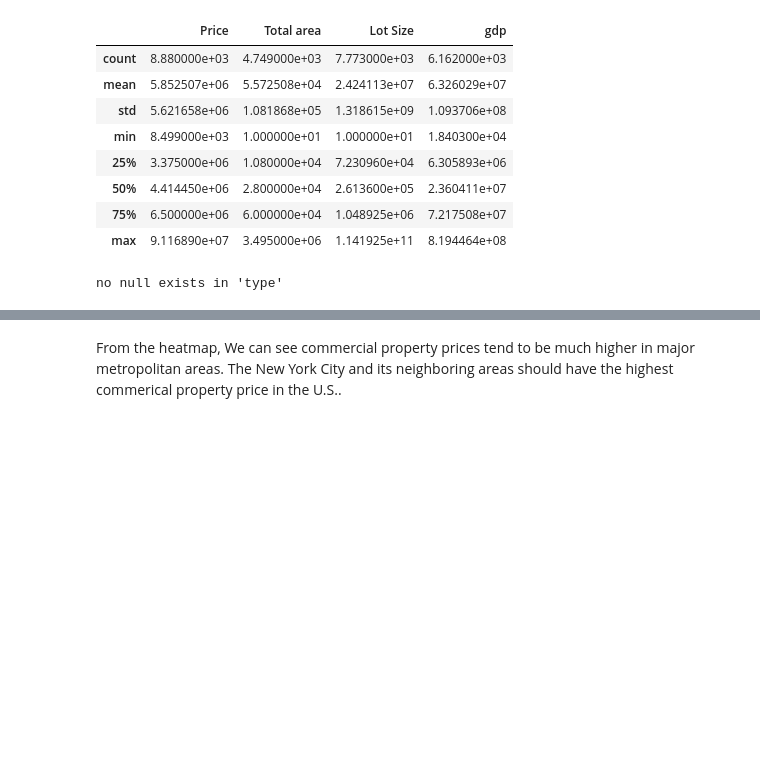
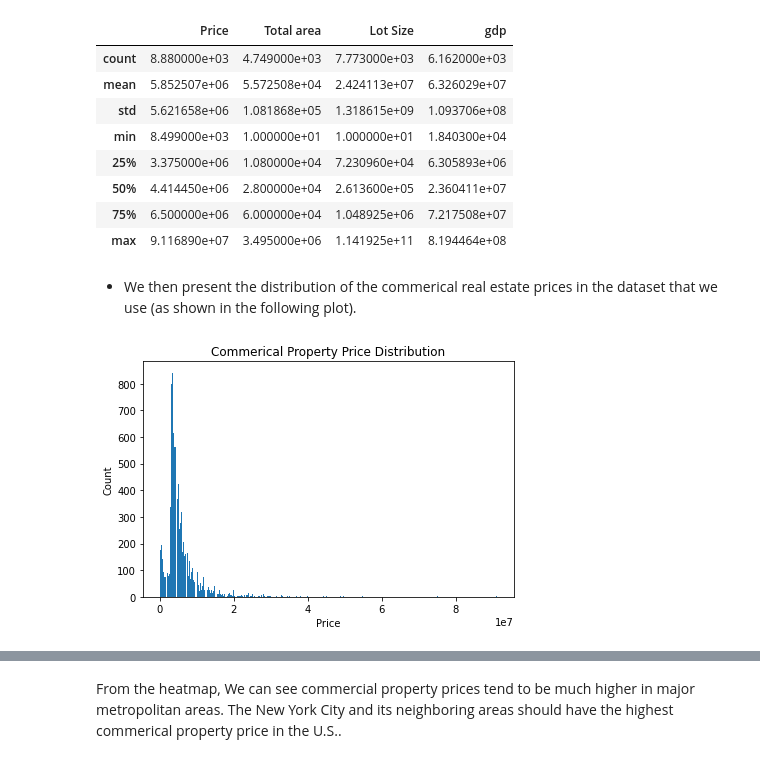
Before and after one commit to Fjx-dylanZ/econ320, a Jupyter notebook: Final Project/Final Project by group 22.ipynb, the cells around one changed output, grey strips where cells are left out. Drawn from its saved outputs; the diff is of its cells as text; code cells hidden in the pictures; blank space fills up the shorter version.

```diff
--- a/Final Project/Final Project by group 22.ipynb
+++ b/Final Project/Final Project by group 22.ipynb
@@ -376,6 +303,4 @@ df_map.describe()
 # %%
 #check if there are still NULL values existing in the data frame
 if not (pd.isna(df_map['Type']).any() & pd.isnull(df_map['Type']).any()):
-    print ("no null exists in 'type'")
+    #print ("no null exists in 'type'")
-# %% [output]
-no null exists in 'type'
@@ -384,0 +307,13 @@ APIKEY = getpass.getpass()
+# %% [markdown]
+- We then present the distribution of the commerical real estate prices in the dataset that we use (as shown in the following plot).
+# %%
+# plot the distribution of the prices
+fig, ax = plt.subplots()
+n, bins, patches = ax.hist(x=df_map['Price'], bins = 'auto', rwidth = 0.85)
+ax.set_xlabel("Price")
+ax.set_ylabel("Count")
+fig.tight_layout()
+plt.title('Commerical Property Price Distribution')
+plt.show()
+# %% [output]
+[figure, added]
```
Also changed, not shown: parts of 21 cells of this notebook, 2 other files.
